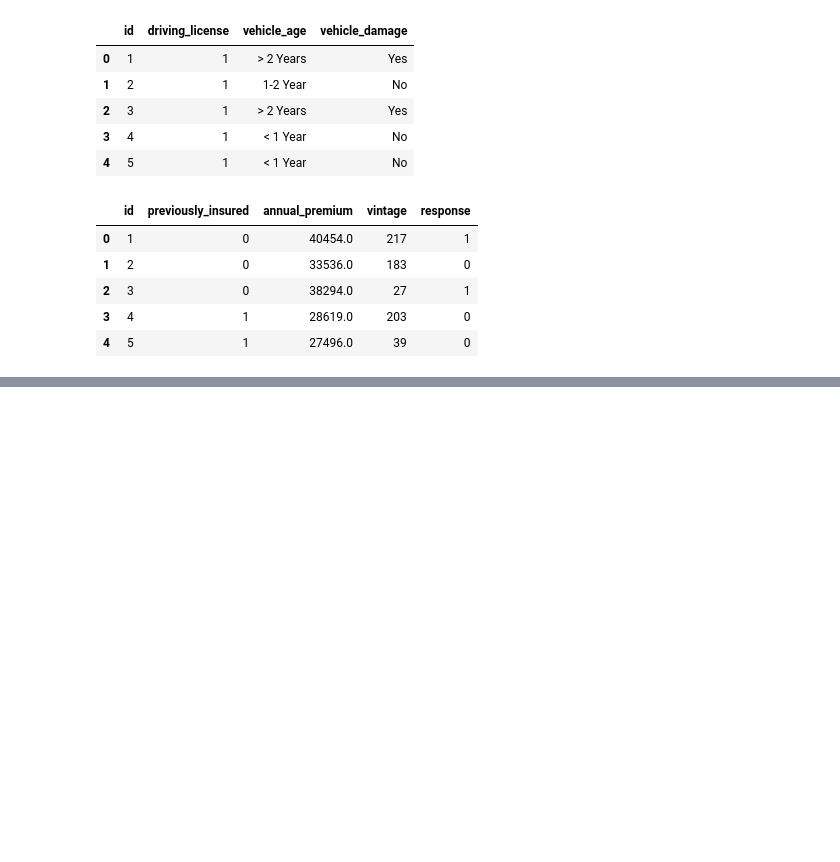
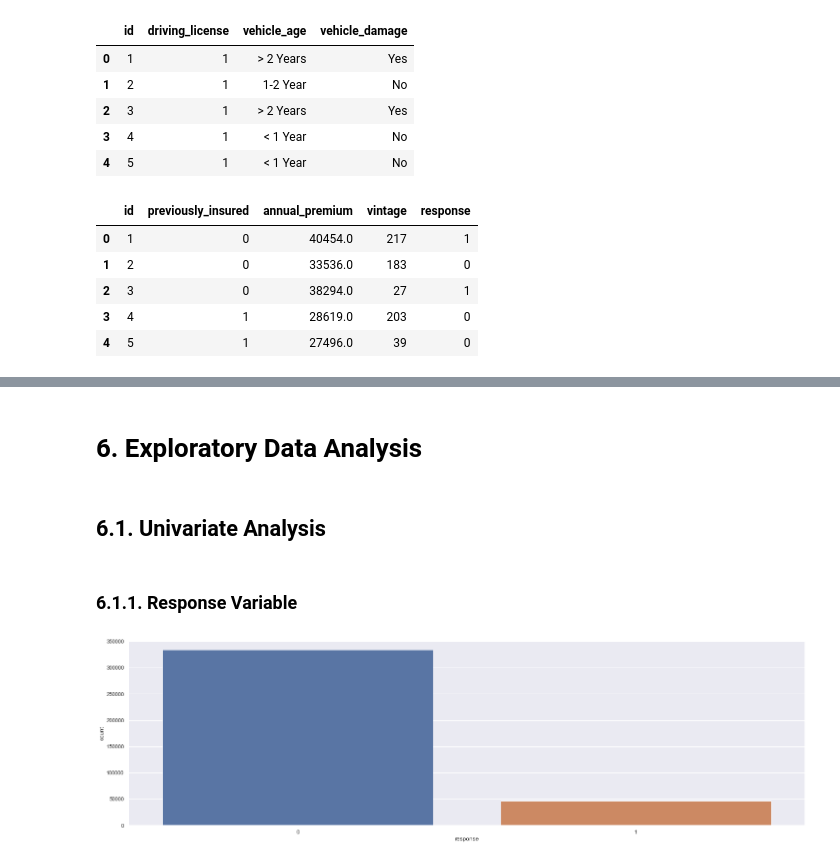
Before and after one commit to Lucas-Okamura/Health-Insurance-Cross-Sell, a Jupyter notebook: Health_Insurance_Cross_Sell.ipynb, the cells around one changed output, grey strips where cells are left out. Cells and saved outputs as stored; diff of their text form; code cells hidden in the pictures; blank space fills up the shorter version.

```diff
--- a/Health_Insurance_Cross_Sell.ipynb
+++ b/Health_Insurance_Cross_Sell.ipynb
@@ -294,0 +444,11 @@ conn.close()
+# %%
+df5 = df4.copy()
+# %%
+#vehicle_age
+df5['vehicle_age'] = df5['vehicle_age'].apply(lambda x:'over_2_years' if x == "> 2 Years"
+                                              else 'between_1_2_year' if x == '1-2 Year'
+                                              else 'below_1_year')
+
+
+#vehicle_damage
+df5['vehicle_damage'] = df5['vehicle_damage'].apply(lambda x: 1 if x == "Yes" else 0)
@@ -294,0 +464,13 @@ conn.close()
+# %% [markdown]
+# 6. Exploratory Data Analysis<a id='eda'></a>
+# %%
+df6 = df5.copy()
+# %% [markdown]
+## 6.1. Univariate Analysis<a id='univariate_analysis'></a>
+# %% [markdown]
+### 6.1.1. Response Variable<a id='response_variable'></a>
+# %%
+#reponse variable
+sns.countplot(x = 'response', data = df6);
+# %% [output]
+[figure, added]
```
Also changed, not shown: parts of 57 cells of this notebook, 7 other files.
